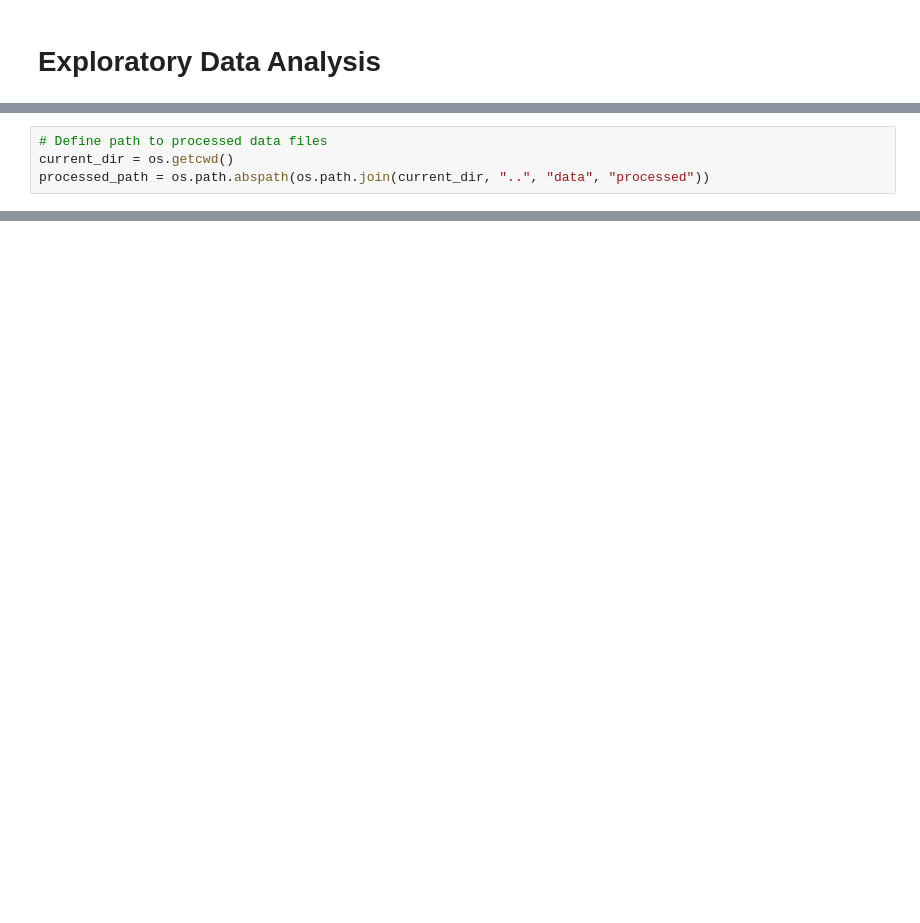
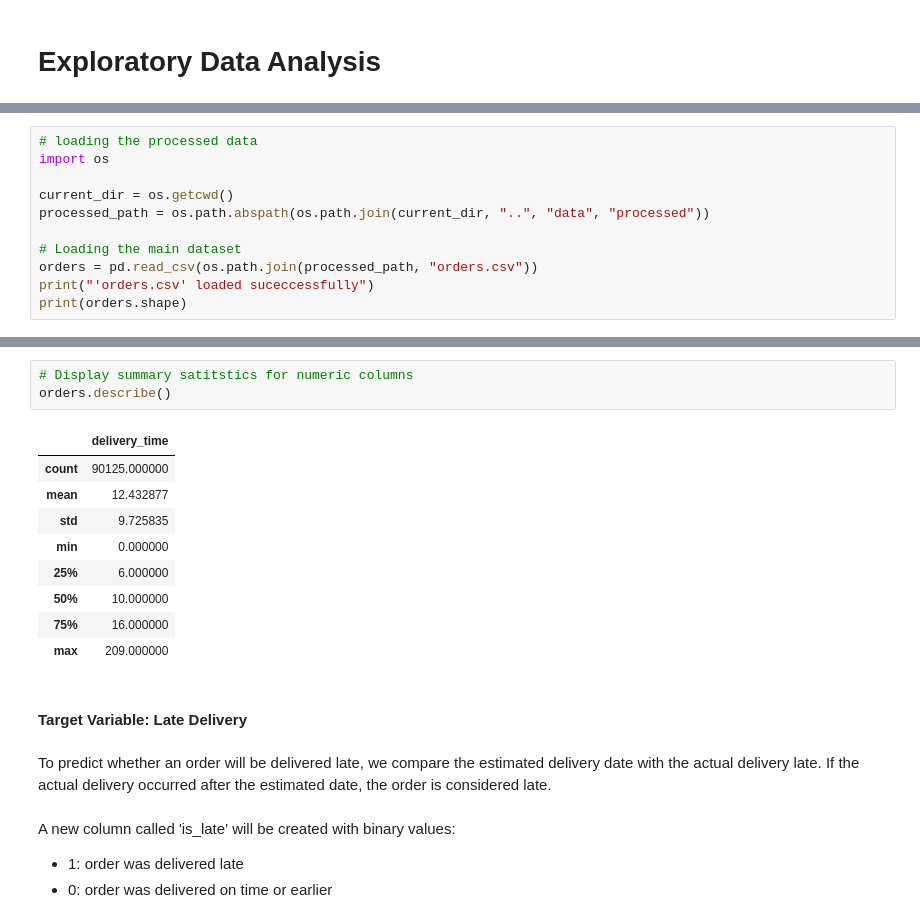
Before and after one commit to rickaof/Portfolio, a Jupyter notebook: Ecommerce_Analysis/notebooks/exploratory_data_analysis.ipynb, the cells around one changed output, grey strips where cells are left out. Drawn from its saved outputs; the diff is of its cells as text; blank space fills up the shorter version.

```diff
--- a/Ecommerce_Analysis/notebooks/exploratory_data_analysis.ipynb
+++ b/Ecommerce_Analysis/notebooks/exploratory_data_analysis.ipynb
@@ -11,6 +11,13 @@ import os
 import matplotlib.pyplot as plt
 import seaborn as sns
 # %%
-# Define path to processed data files
+# loading the processed data
+import os
+
 current_dir = os.getcwd()
 processed_path = os.path.abspath(os.path.join(current_dir, "..", "data", "processed"))
+
+# Loading the main dataset
+orders = pd.read_csv(os.path.join(processed_path, "orders.csv"))
+print("'orders.csv' loaded suceccessfully")
+print(orders.shape)
@@ -57,0 +88,22 @@ SyntaxError: positional argument follows keyword argument (3651989949.py, line 1
+# %%
+# Display summary satitstics for numeric columns
+orders.describe()
+# %% [output]
+|  | delivery_time |
+| count | 90125.000000 |
+| mean | 12.432877 |
+| std | 9.725835 |
+| min | 0.000000 |
+| 25% | 6.000000 |
+| 50% | 10.000000 |
+| 75% | 16.000000 |
+| max | 209.000000 |
+# %% [markdown]
+#### Target Variable: Late Delivery
+# %% [markdown]
+To predict whether an order will be delivered late, we compare the estimated delivery date with the actual delivery late. If the actual delivery occurred after the estimated date, the order is considered late.
+# %% [markdown]
+A new column called 'is_late' will be created with binary values:
+
+- 1: order was delivered late
+- 0: order was delivered on time or earlier
```
Also changed, not shown: parts of 19 cells of this notebook, 2 other files.
